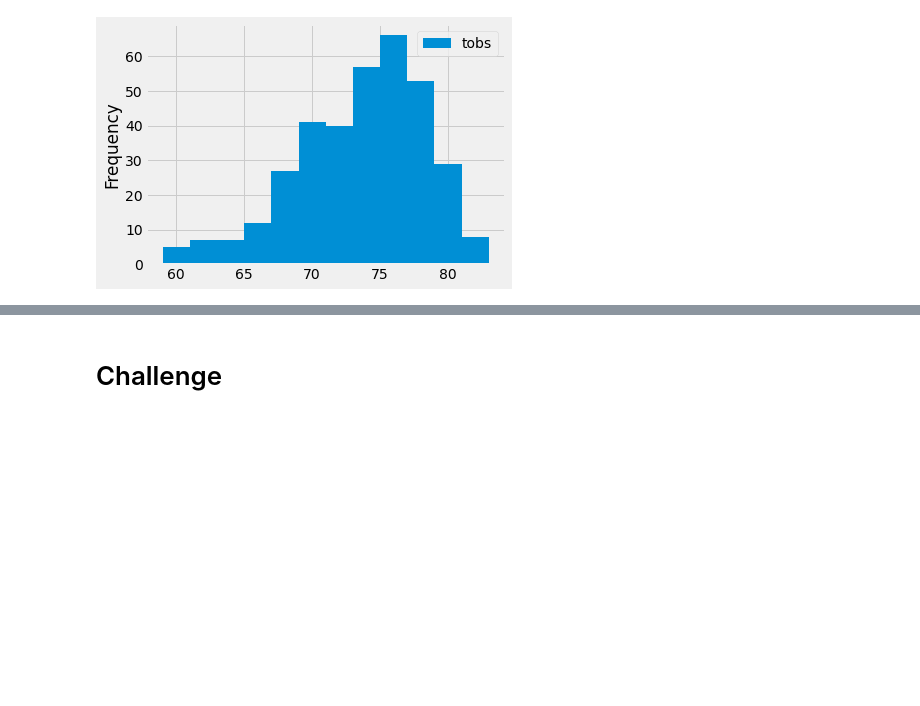
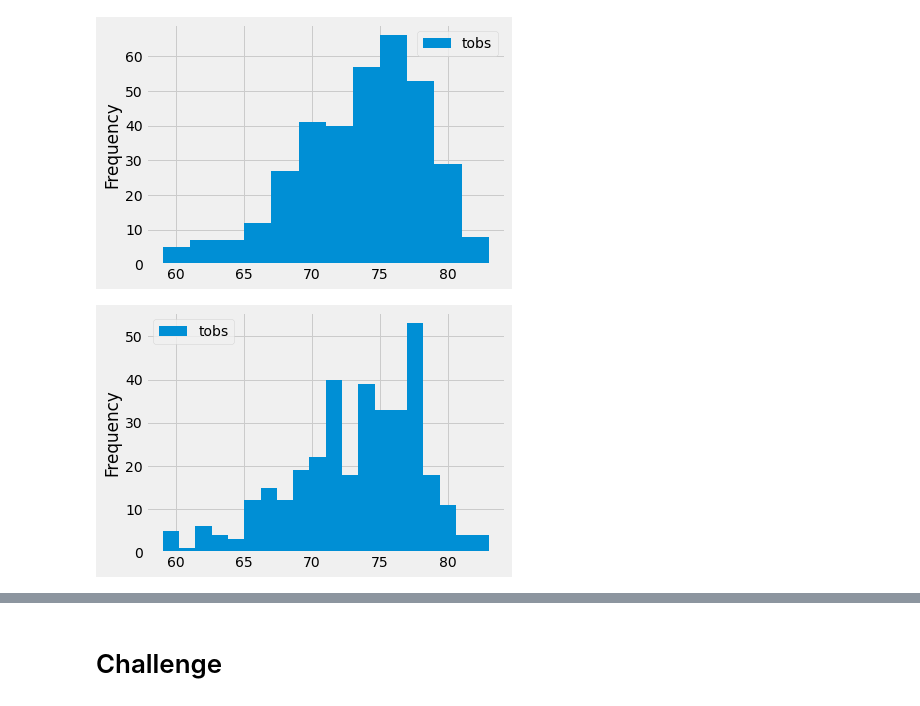
Before and after one commit to Fkourouma1/surfs_up, a Jupyter notebook: climate_analysis.ipynb, the cells around one changed output, grey strips where cells are left out. Drawn from its saved outputs; the diff is of its cells as text; code cells hidden in the pictures; blank space fills up the shorter version.

```diff
--- a/climate_analysis.ipynb
+++ b/climate_analysis.ipynb
@@ -152,3 +152,8 @@ df.plot.hist(bins=12)
 plt.tight_layout()
 # %% [output]
 [figure]
+# %%
+df.plot.hist(bins=20)
+plt.tight_layout()
+# %% [output]
+[figure, added]
```
Also changed, not shown: parts of 1 cell of this notebook.
